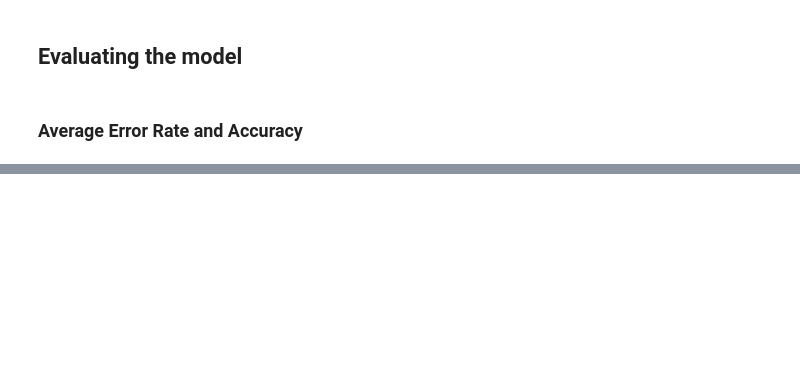
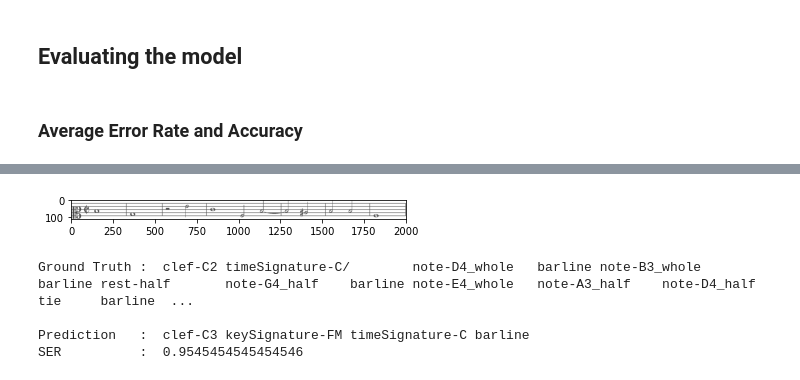
Before and after one commit to nishantpillai5/dl_omr, a Jupyter notebook: notebooks/final.ipynb, the cells around one changed output, grey strips where cells are left out. Drawn from its saved outputs; the diff is of its cells as text; code cells hidden in the pictures; blank space fills up the shorter version.

```diff
--- a/notebooks/final.ipynb
+++ b/notebooks/final.ipynb
@@ -526,0 +505,9 @@ ValueError: number of ground truth inputs (19) and hypothesis inputs (8) must ma
+# %%
+plot_sample(data["test"], prediction, sorted_sers[-2])
+print("SER          : ", sers[sorted_sers[-2]])
+# %% [output]
+[figure, added]
+Ground Truth :  clef-C2 timeSignature-C/        note-D4_whole   barline note-B3_whole   barline rest-half       note-G4_half    barline note-E4_whole   note-A3_half    note-D4_half    tie     barline  ...
+
+Prediction   :  clef-C3 keySignature-FM timeSignature-C barline
+SER          :  0.9545454545454546
```
Also changed, not shown: parts of 33 cells of this notebook, 2 other files.
